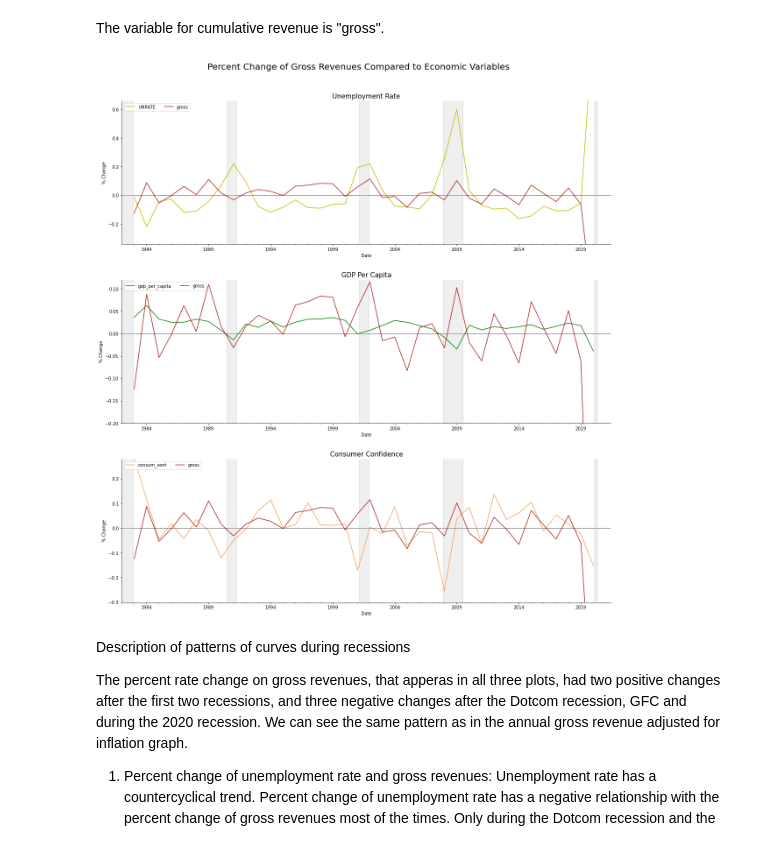
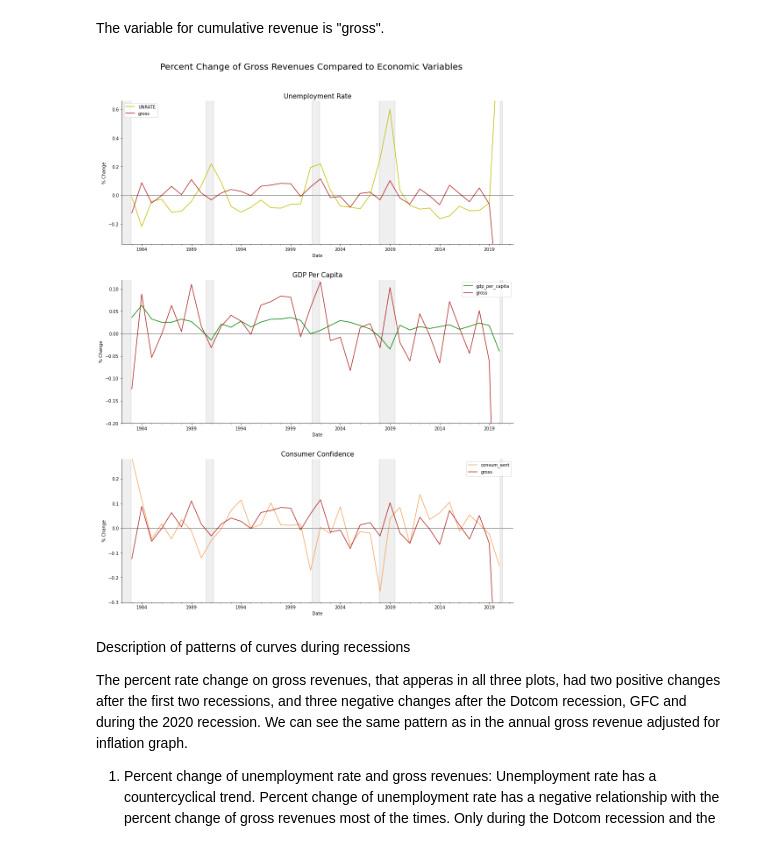
Before and after one commit to FabrizioCabreraC/Hollywood-as-recession-proof, a Jupyter notebook: Hollywood_Project.ipynb, the cells around one changed output. Drawn from its saved outputs; the diff is of its cells as text; code cells hidden in the pictures.

```diff
--- a/Hollywood_Project.ipynb
+++ b/Hollywood_Project.ipynb
@@ -737,7 +741,7 @@ The variable for cumulative revenue is "gross".
 # %%
 # Gross Revenues Compared to Economic Variables - Percent Changes
 
-fig, axs = plt.subplots(3, 1, figsize=(20,20))
+fig, axs = plt.subplots(3, 1, figsize=(16,20))
 
 fig.suptitle(
     "Percent Change of Gross Revenues Compared to Economic Variables",
@@ -747,45 +751,45 @@ plt.subplots_adjust(left=None, bottom=None, right=None, top=.92, wspace=None, hs
 us_rec_scale["USREC"].plot.area(ax=axs[0], alpha=0.12, color="gray", label=str())
 us_rec_scale["negative"].plot.area(ax=axs[0], alpha=0.12, color="gray", label=str())
 data_box_year_pct[['UNRATE', 'gross']].plot(ax=axs[0], color = ('y','firebrick'))
-axs[0].legend(loc='upper left', ncol=3, fancybox=True)
+axs[0].legend(ncol=1, fancybox=True)
 axs[0].set_xlim("1982-01-01", "2021-06-01")
 axs[0].set_ylim(-0.34, 0.66)
 
 us_rec_scale["USREC"].plot.area(ax=axs[1], alpha=0.12, color="gray", label=str())
 us_rec_scale["negative"].plot.area(ax=axs[1], alpha=0.12, color="gray", label=str())
 data_box_year_pct[['gdp_per_capita', 'gross']].plot(ax=axs[1], color = ('g','firebrick'))
-axs[1].legend(loc='upper left', ncol=3, fancybox=True)
+axs[1].legend(ncol=1, fancybox=True)
 axs[1].set_xlim("1982-01-01", "2021-06-01")
 axs[1].set_ylim(-0.2, 0.12)
 
 us_rec_scale["USREC"].plot.area(ax=axs[2], alpha=0.12, color="gray", label=str())
 us_rec_scale["negative"].plot.area(ax=axs[2], alpha=0.12, color="gray", label=str())
 data_box_year_pct[['consum_sent', 'gross']].plot(ax=axs[2], color = ('sandybrown','firebrick'))
-axs[2].legend(loc='upper left', ncol=3, fancybox=True)
+axs[2].legend(ncol=1, fancybox=True)
 axs[2].set_xlim("1982-01-01", "2021-06-01")
 axs[2].set_ylim(-0.3, 0.28)
 
 
 axs[0].set_title("Unemployment Rate", fontsize=15)
 axs[1].set_title("GDP Per Capita", fontsize=15)
 axs[2].set_title("Consumer Confidence", fontsize=15)
 
 axs[0].axhline(0, color="k", alpha=0.3)
 axs[1].axhline(0, color="k", alpha=0.3)
 axs[2].axhline(0, color="k", alpha=0.3)
 
 axs[0].set_ylabel("% Change")
 axs[1].set_ylabel("% Change")
 axs[2].set_ylabel("% Change")
 
 axs[0].spines["right"].set_visible(False)
 axs[0].spines["top"].set_visible(False)
 axs[1].spines["right"].set_visible(False)
 axs[1].spines["top"].set_visible(False)
 axs[2].spines["right"].set_visible(False)
 axs[2].spines["top"].set_visible(False)
 # %% [output]
-[figure, old version]
+[figure, new version]
 # %% [markdown]
 Description of patterns of curves during recessions
 
```
Also changed, not shown: parts of 21 cells of this notebook.
